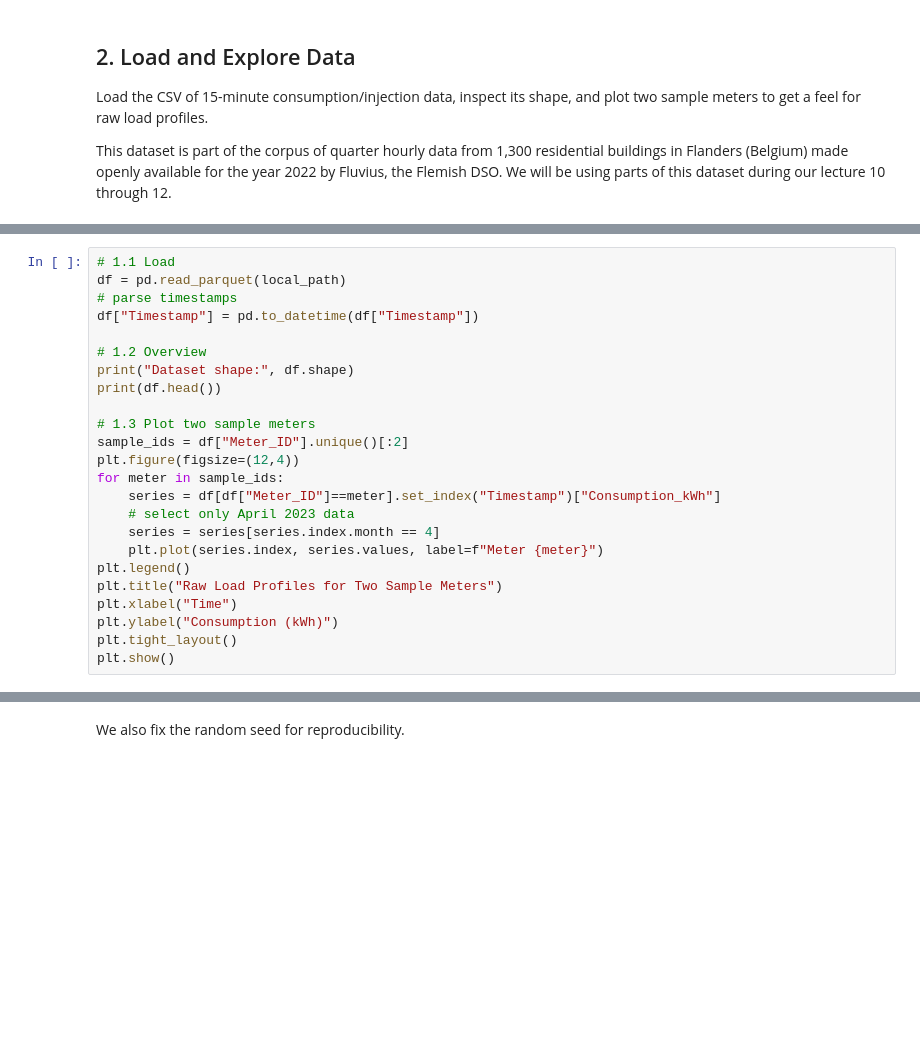
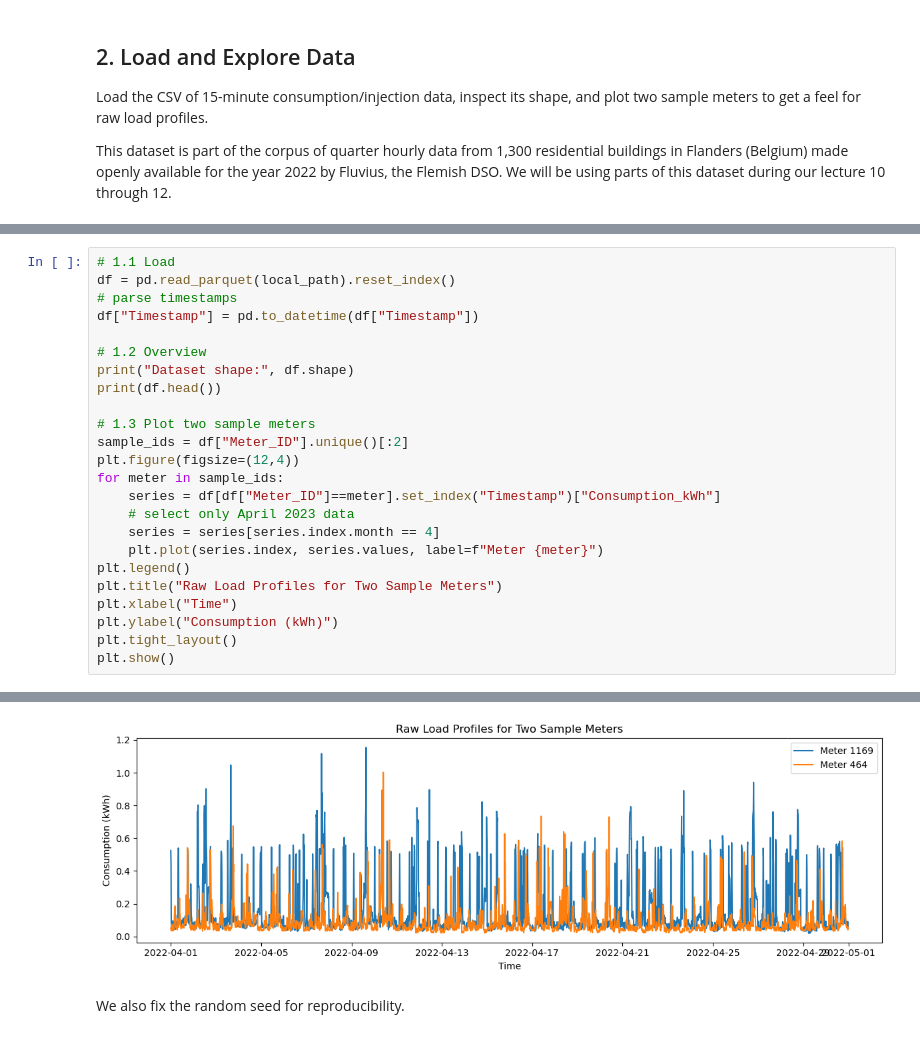
Before and after one commit to nick-harder/AIES, a Jupyter notebook: lecture10/notebooks/Lecture_10_Solution.ipynb, the cells around one changed output, grey strips where cells are left out. Cells and saved outputs as stored; diff of their text form; blank space fills up the shorter version.

```diff
--- a/lecture10/notebooks/Lecture_10_Solution.ipynb
+++ b/lecture10/notebooks/Lecture_10_Solution.ipynb
@@ -65,6 +70,6 @@ else:
 # %%
 # 1.1 Load
-df = pd.read_parquet(local_path)
+df = pd.read_parquet(local_path).reset_index()
 # parse timestamps
 df["Timestamp"] = pd.to_datetime(df["Timestamp"])
 
@@ -86,3 +91,4 @@ plt.xlabel("Time")
 plt.ylabel("Consumption (kWh)")
 plt.tight_layout()
 plt.show()
+# %% [output]
@@ -89,3 +102,4 @@ plt.show()
+[figure, added]
 # %% [markdown]
 We also fix the random seed for reproducibility.
 # %%
```
Also changed, not shown: parts of 17 cells of this notebook, 3 other files.
